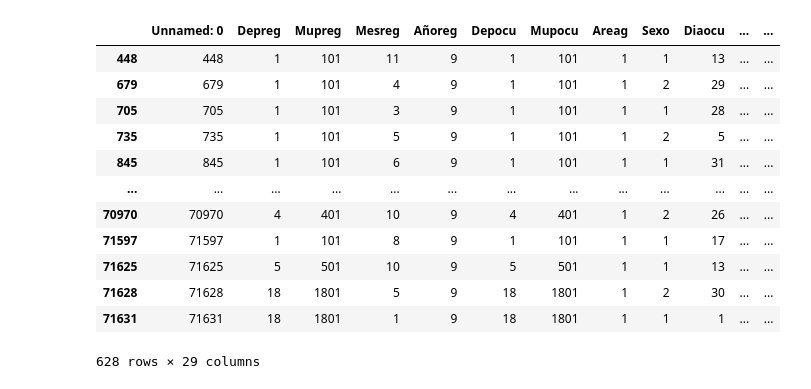
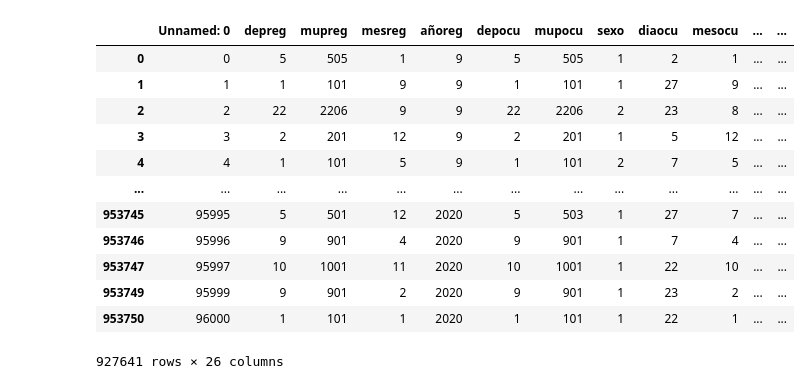
Before and after one commit to cayomol01/Proyecto1MD, a Jupyter notebook: AlgoritmoRegresionLogistica.ipynb, the cells around one changed output. Saved outputs shown, nothing was run; the diff lists cells and outputs as text; code cells hidden in the pictures.

```diff
--- a/AlgoritmoRegresionLogistica.ipynb
+++ b/AlgoritmoRegresionLogistica.ipynb
@@ -9,3 +6,3 @@ numpy: cannot import name 'machar' from partially initialized module 'numpy.core
 # %%
 enfermedades = pd.read_excel('archivos/CIE.xlsx')
-new_df=  pd.read_csv ('archivos/NewDataAll.csv')
+new_df=  pd.read_csv ('archivos/NewDataAll2.csv')
@@ -12,10 +25,10 @@ new_df=  pd.read_csv ('archivos/NewDataAll.csv')
 # %%
-new_df['Caudef']
+new_df['caudef']
 enfermedades2 = enfermedades.copy()
 enfermedades2.loc[enfermedades2['CAUSA'].str.len() == 3, 'CAUSA'] = enfermedades2.loc[enfermedades2['CAUSA'].str.len() == 3, 'CAUSA'] + "X"
 enfermedades2
 
-new_df2 = pd.merge(new_df, enfermedades2, left_on='Caudef', right_on='CAUSA', how='left')
+new_df2 = pd.merge(new_df, enfermedades2, left_on='caudef', right_on='CAUSA', how='left')
 
 new_df2 = new_df2.dropna()
 causas_infecciones = new_df2.loc[new_df2["DESCRIP"].str.contains("Infecciones|infecciones|infeccion|Infección|Infeccion|infección")]
@@ -27,17 +40,18 @@ indices_vih = new_df2[new_df2['DESCRIP'] .str.contains("VIH|vih|SIDA")].index
 new_df2.loc[indices_vih, 'VIH'] = 1
 # %%
 new_df2.loc[new_df2["DESCRIP"].str.contains("VIH|vih|SIDA")]
+new_df2
 # %% [output]
-|  | Unnamed: 0 | Depreg | Mupreg | Mesreg | Añoreg | Depocu | Mupocu | Areag | Sexo | Diaocu | ... | ... |
-| 448 | 448 | 1 | 101 | 11 | 9 | 1 | 101 | 1 | 1 | 13 | ... | ... |
-| 679 | 679 | 1 | 101 | 4 | 9 | 1 | 101 | 1 | 2 | 29 | ... | ... |
-| 705 | 705 | 1 | 101 | 3 | 9 | 1 | 101 | 1 | 1 | 28 | ... | ... |
-| 735 | 735 | 1 | 101 | 5 | 9 | 1 | 101 | 1 | 2 | 5 | ... | ... |
-| 845 | 845 | 1 | 101 | 6 | 9 | 1 | 101 | 1 | 1 | 31 | ... | ... |
+|  | Unnamed: 0 | depreg | mupreg | mesreg | añoreg | depocu | mupocu | sexo | diaocu | mesocu | ... | ... |
+| 0 | 0 | 5 | 505 | 1 | 9 | 5 | 505 | 1 | 2 | 1 | ... | ... |
+| 1 | 1 | 1 | 101 | 9 | 9 | 1 | 101 | 1 | 27 | 9 | ... | ... |
+| 2 | 2 | 22 | 2206 | 9 | 9 | 22 | 2206 | 2 | 23 | 8 | ... | ... |
+| 3 | 3 | 2 | 201 | 12 | 9 | 2 | 201 | 1 | 5 | 12 | ... | ... |
+| 4 | 4 | 1 | 101 | 5 | 9 | 1 | 101 | 2 | 7 | 5 | ... | ... |
 | ... | ... | ... | ... | ... | ... | ... | ... | ... | ... | ... | ... | ... |
-| 70970 | 70970 | 4 | 401 | 10 | 9 | 4 | 401 | 1 | 2 | 26 | ... | ... |
-| 71597 | 71597 | 1 | 101 | 8 | 9 | 1 | 101 | 1 | 1 | 17 | ... | ... |
-| 71625 | 71625 | 5 | 501 | 10 | 9 | 5 | 501 | 1 | 1 | 13 | ... | ... |
-| 71628 | 71628 | 18 | 1801 | 5 | 9 | 18 | 1801 | 1 | 2 | 30 | ... | ... |
-| 71631 | 71631 | 18 | 1801 | 1 | 9 | 18 | 1801 | 1 | 1 | 1 | ... | ... |
+| 953745 | 95995 | 5 | 501 | 12 | 2020 | 5 | 503 | 1 | 27 | 7 | ... | ... |
+| 953746 | 95996 | 9 | 901 | 4 | 2020 | 9 | 901 | 1 | 7 | 4 | ... | ... |
+| 953747 | 95997 | 10 | 1001 | 11 | 2020 | 10 | 1001 | 1 | 22 | 10 | ... | ... |
+| 953749 | 95999 | 9 | 901 | 2 | 2020 | 9 | 901 | 1 | 23 | 2 | ... | ... |
+| 953750 | 96000 | 1 | 101 | 1 | 2020 | 1 | 101 | 1 | 22 | 1 | ... | ... |
-628 rows × 29 columns
+927641 rows × 26 columns
```
Also changed, not shown: parts of 14 cells of this notebook.
